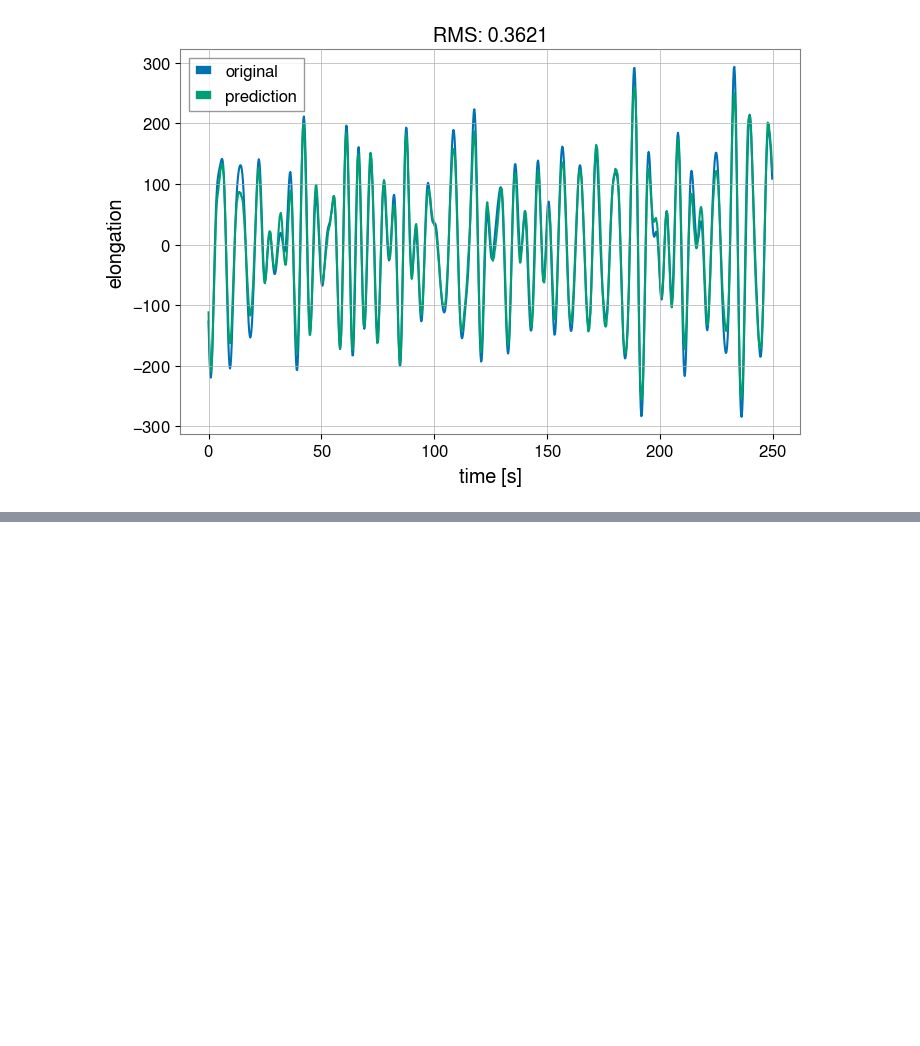
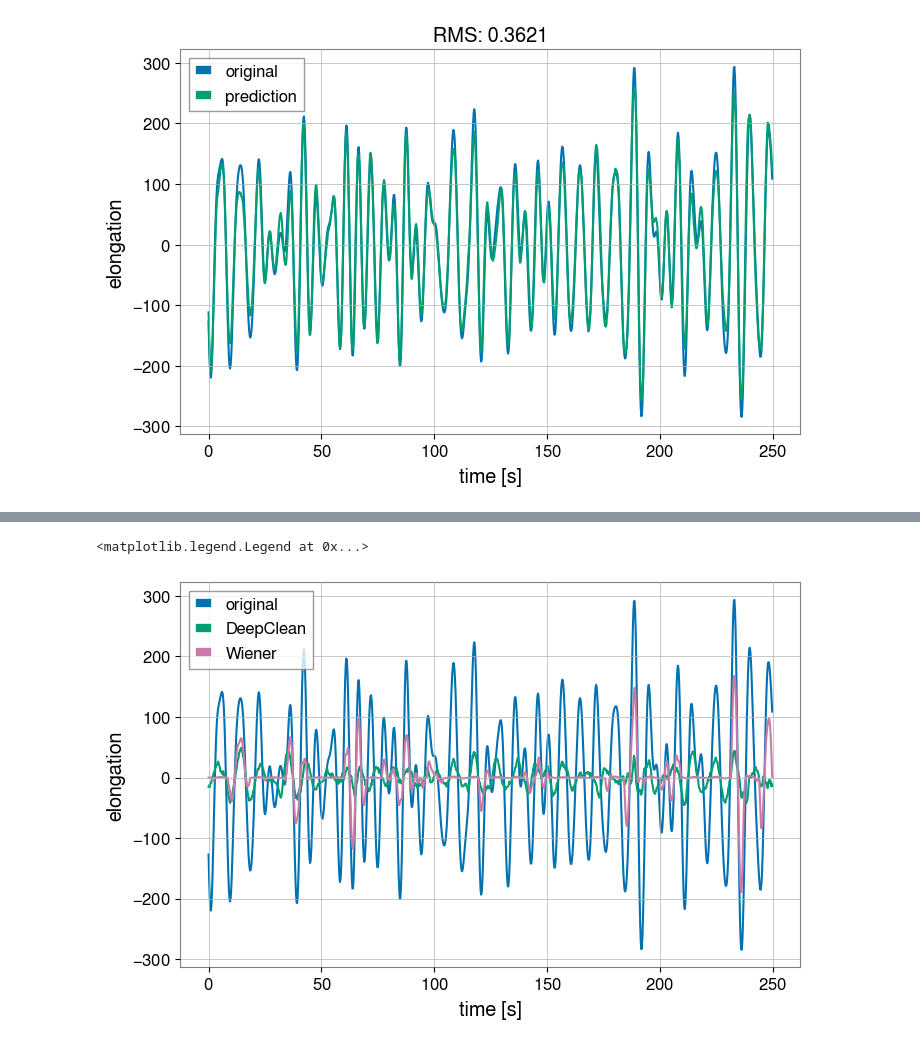
Before and after one commit to chreissel/ML4Seismic, a Jupyter notebook: Deepclean.ipynb, the cells around one changed output, grey strips where cells are left out. Cells and saved outputs as stored; diff of their text form; code cells hidden in the pictures; blank space fills up the shorter version.

```diff
--- a/Deepclean.ipynb
+++ b/Deepclean.ipynb
@@ -227,0 +234,4 @@ plt.legend()
+# %%
+linear = wiener(test_data, mysize=(60*4,10))
+# remove first and last kernel
+linear = linear[:,60*4:-60*4]
@@ -227,0 +241,10 @@ plt.legend()
+# %%
+plt.plot(np.arange(0,1000/4.,1/4.), true[:1000], label='original')
+plt.plot(np.arange(0,1000/4.,1/4.), true[:1000]-strain_pred_bp.value[:1000], label='DeepClean')
+plt.plot(np.arange(0,1000/4.,1/4.), linear[9,:1000], label='Wiener', color='#CC79A7')
+plt.xlabel('time [s]')
+plt.ylabel('elongation')
+plt.legend()
+# %% [output]
+<matplotlib.legend.Legend at 0x...>
+[figure, added]
```
Also changed, not shown: parts of 18 cells of this notebook, 1 other file.
